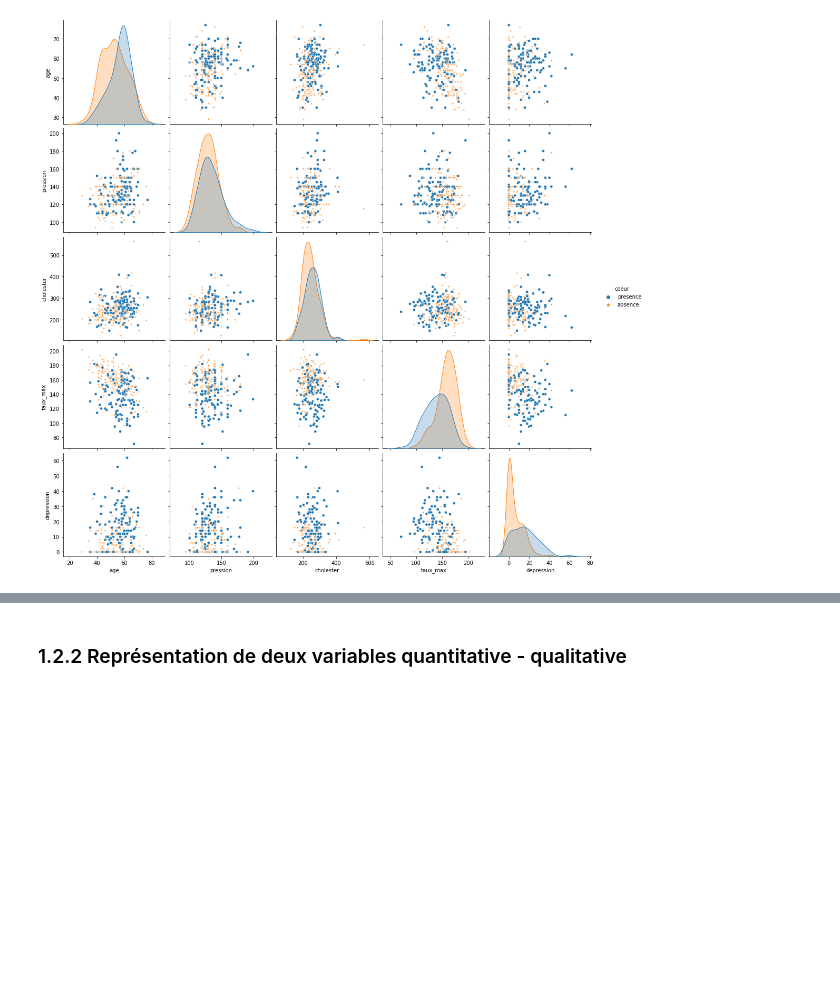
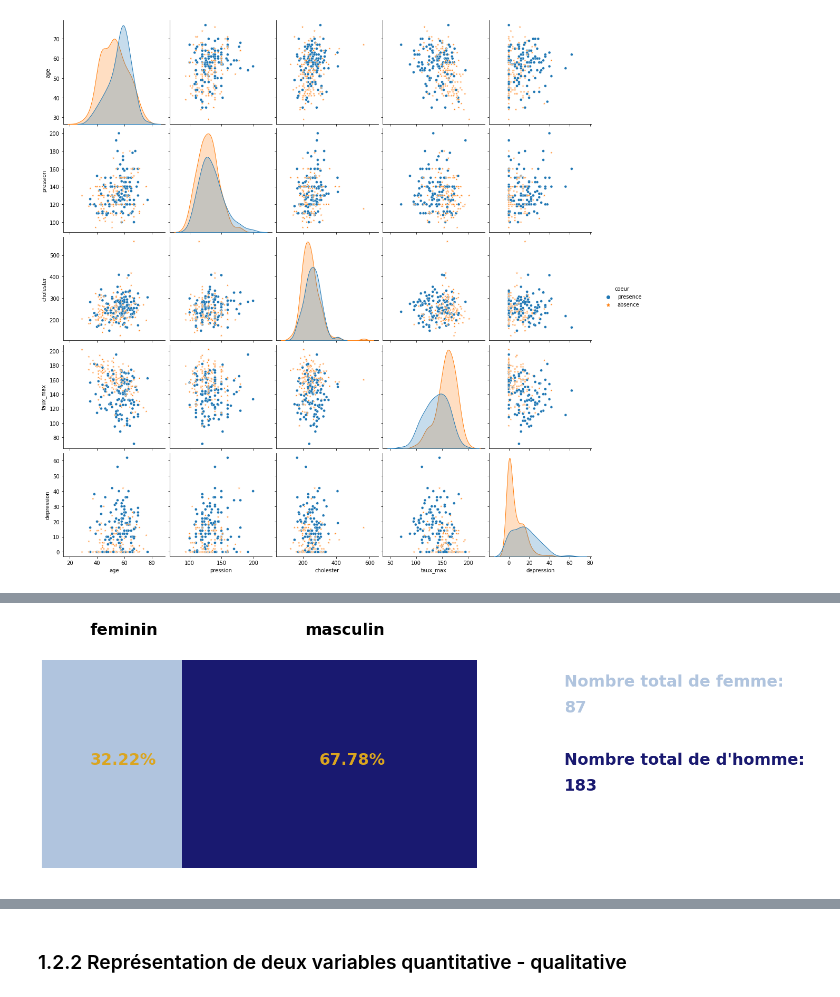
Before and after one commit to kocedric/analyse, a Jupyter notebook: exo1.ipynb, the cells around one changed output, grey strips where cells are left out. Saved outputs shown, nothing was run; the diff lists cells and outputs as text; code cells hidden in the pictures; blank space fills up the shorter version.

```diff
--- a/exo1.ipynb
+++ b/exo1.ipynb
@@ -396,0 +433,36 @@ markers=['o', '*'])
+# %%
+# group by genre
+group_genre = df.groupby('sexe')['coeur'].count().reset_index()
+group_genre.rename(columns={'coeur':'Count'}, inplace=True)
+group_genre['Percentage'] = round(group_genre['Count']/sum(group_genre['Count'])*100,2)
+# group_genre
+
+# fig
+fig = plt.figure(figsize=(12,6))
+
+# axes
+axes1 = fig.add_axes([0,0,1,1])
+
+# barh
+axes1.barh(width=group_genre['Percentage'][0]+group_genre['Percentage'][1], y=0, color='MidnightBlue')
+axes1.barh(width=group_genre['Percentage'][0], y=0, color='LightSteelBlue')
+
+# percentages
+axes1.text(group_genre['Percentage'][0]/2.9, 0, f"{group_genre['Percentage'][0]}%", color='Goldenrod', fontsize=30, fontweight='bold')
+axes1.text((group_genre['Percentage'][0]+group_genre['Percentage'][1])/1.57, 0, f"{group_genre['Percentage'][1]}%", color='Goldenrod', fontsize=30, fontweight='bold')
+
+# count
+axes1.text(120, 0.3, "Nombre total de femme:", fontsize=30, fontweight='bold', color='LightSteelBlue')
+axes1.text(120, 0.2, f"{group_genre['Count'][0]}", fontsize=30, fontweight='bold', color='LightSteelBlue')
+axes1.text(120, 0, "Nombre total de d'homme:", fontsize=30, fontweight='bold', color='MidnightBlue')
+axes1.text(120, -0.1, f"{group_genre['Count'][1]}", fontsize=30, fontweight='bold', color='MidnightBlue')
+
+# title
+axes1.text(group_genre['Percentage'][0]/2.9, 0.5, f"{group_genre['sexe'][0]}", color='Black', fontsize=30, fontweight='bold')
+axes1.text((group_genre['Percentage'][0]+group_genre['Percentage'][1])/1.65, 0.5, f"{group_genre['sexe'][1]}", color='Black', fontsize=30, fontweight='bold')
+
+# axis
+axes1.axis('off')
+fig.show()
+# %% [output]
+[figure, added]
```
Also changed, not shown: parts of 10 cells of this notebook.
